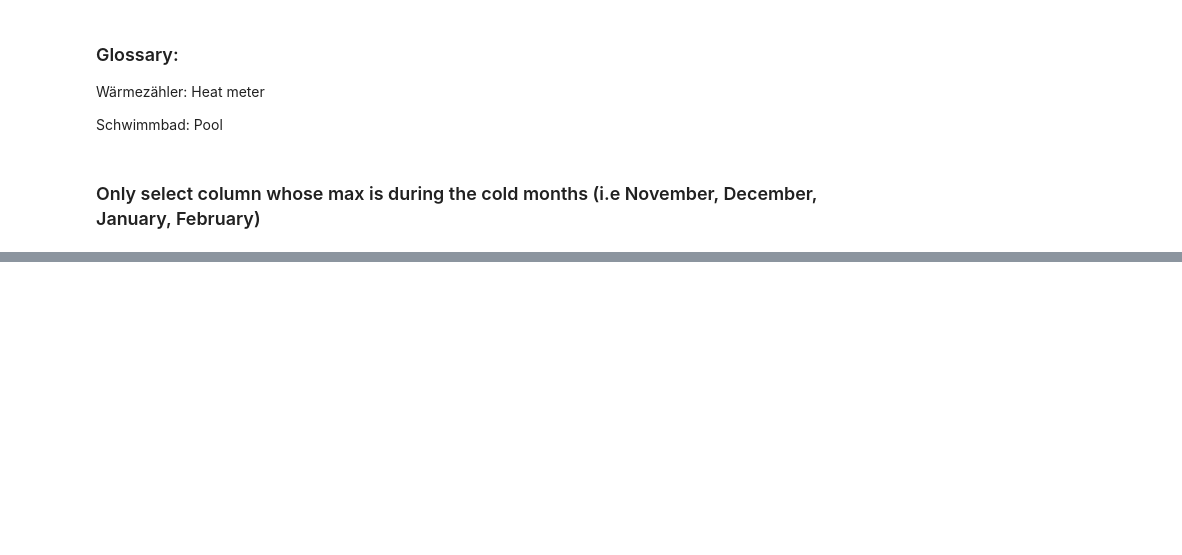
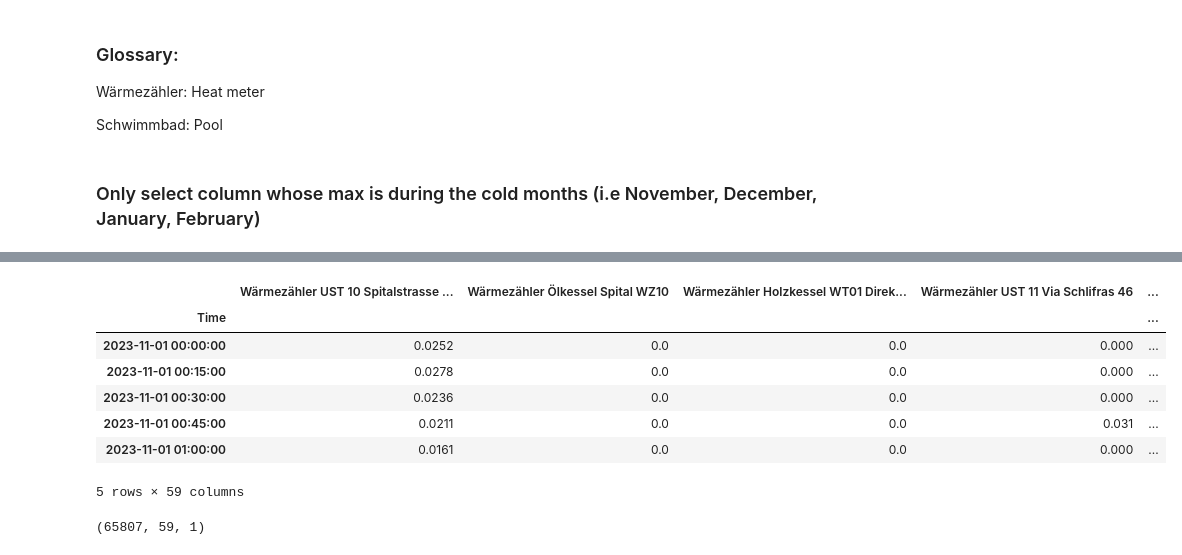
Before and after one commit to MatyaAydin/SemesterProject, a Jupyter notebook: src/eda.ipynb, the cells around one changed output, grey strips where cells are left out. Saved outputs shown, nothing was run; the diff lists cells and outputs as text; code cells hidden in the pictures; blank space fills up the shorter version.

```diff
--- a/src/eda.ipynb
+++ b/src/eda.ipynb
@@ -150,0 +166,16 @@ max_nz = datetime(2003, 1, 1) # date in the past
+# %%
+max_nz = datetime(2003, 1, 1) # date in the past
+idx_intersection = -1
+
+for col in sensor_columns:
+
+    values = df[col].values
+    nonzero = df[col] > EPS
+    nz_idx = np.argmax(nonzero) # argmax takes first occurence of max
+    first_nz = df.iloc[nz_idx]['Time']
+    if first_nz > max_nz:
+        max_nz = first_nz
+        idx_intersection = nz_idx
+
+
+max_nz
@@ -150,0 +184,26 @@ max_nz = datetime(2003, 1, 1) # date in the past
+# %%
+df_intersection = df.iloc[idx_intersection:]
+# %%
+df_intersection.set_index('Time', inplace=True)
+
+df_intersection.head()
+# %% [output]
+|  | Wärmezähler UST 10 Spitalstrasse ... | Wärmezähler Ölkessel Spital WZ10 | Wärmezähler Holzkessel WT01 Direk... | Wärmezähler UST 11 Via Schlifras 46 | ... |
+| Time |  |  |  |  | ... |
+| 2023-11-01 00:00:00 | 0.0252 | 0.0 | 0.0 | 0.000 | ... |
+| 2023-11-01 00:15:00 | 0.0278 | 0.0 | 0.0 | 0.000 | ... |
+| 2023-11-01 00:30:00 | 0.0236 | 0.0 | 0.0 | 0.000 | ... |
+| 2023-11-01 00:45:00 | 0.0211 | 0.0 | 0.0 | 0.031 | ... |
+| 2023-11-01 01:00:00 | 0.0161 | 0.0 | 0.0 | 0.000 | ... |
+5 rows × 59 columns
+# %%
+# sanity check
+torch_dataset = SpatioTemporalDataset(target=df_intersection,
+                                      horizon=12,
+                                      window=12,
+                                      stride=1)
+
+
+torch_dataset.shape
+# %% [output]
+(65807, 59, 1)
```
Also changed, not shown: parts of 7 cells of this notebook, 1 other file.
